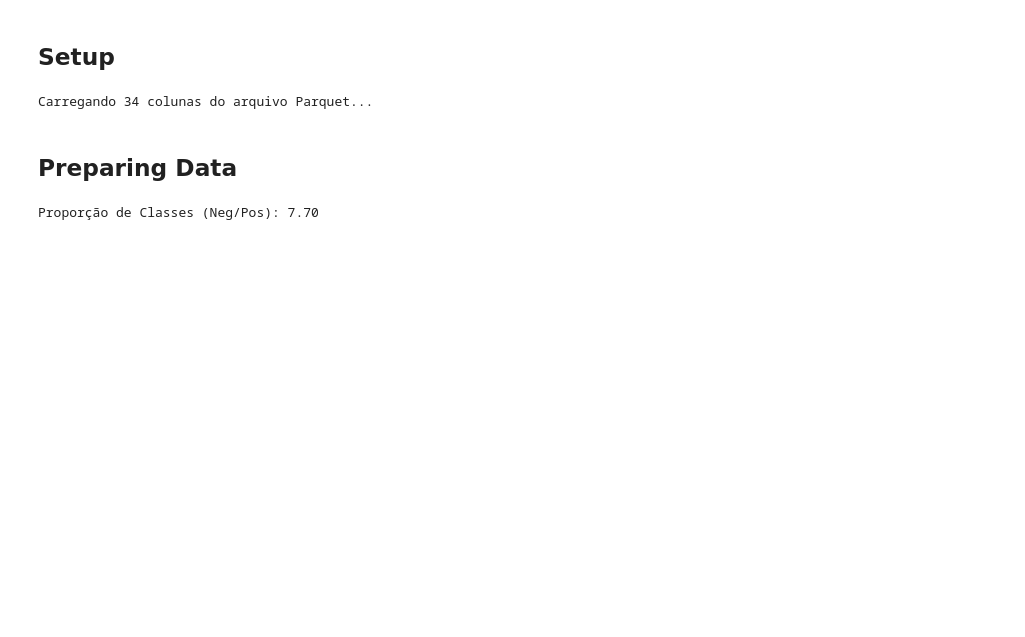
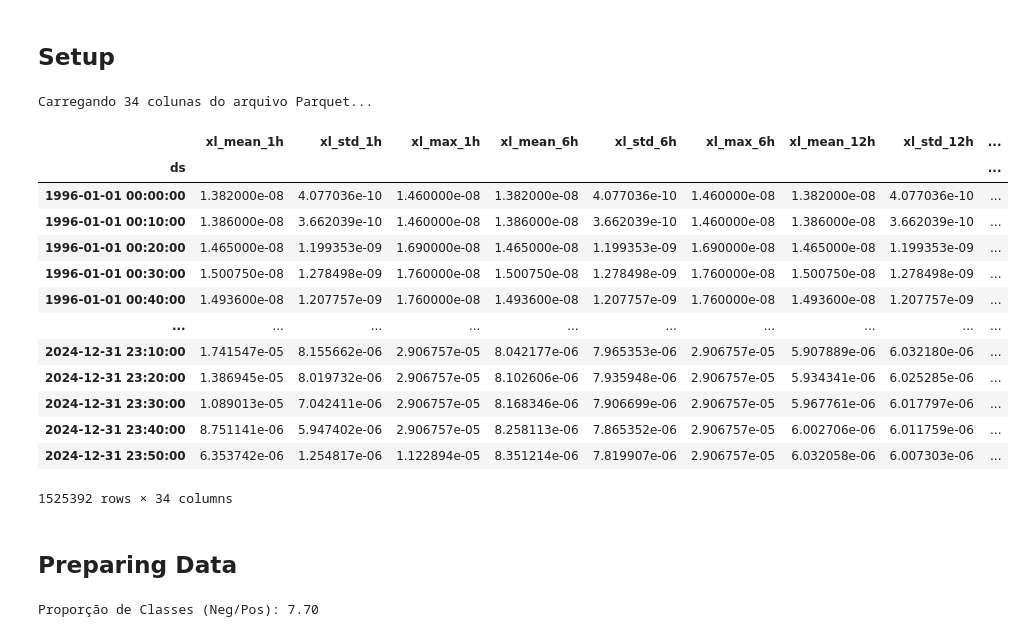
Before and after one commit to DudsFerraz/Solar_Flares_Forecasting, a Jupyter notebook: src/notebooks/models_training/specialist_MX_training/specialist_MX_training.ipynb, the cells around one changed output. Drawn from its saved outputs; the diff is of its cells as text; code cells hidden in the pictures; blank space fills up the shorter version.

```diff
--- a/src/notebooks/models_training/specialist_MX_training/specialist_MX_training.ipynb
+++ b/src/notebooks/models_training/specialist_MX_training/specialist_MX_training.ipynb
@@ -22,6 +24,23 @@ buffer_limits = None
 df_model_input = util.create_df_model_input_opt(slided_df_path, target_columns, "xl_")
 # %% [output]
 Carregando 34 colunas do arquivo Parquet...
+# %%
+df_model_input
+# %% [output]
+|  | xl_mean_1h | xl_std_1h | xl_max_1h | xl_mean_6h | xl_std_6h | xl_max_6h | xl_mean_12h | xl_std_12h | ... |
+| ds |  |  |  |  |  |  |  |  | ... |
+| 1996-01-01 00:00:00 | 1.382000e-08 | 4.077036e-10 | 1.460000e-08 | 1.382000e-08 | 4.077036e-10 | 1.460000e-08 | 1.382000e-08 | 4.077036e-10 | ... |
+| 1996-01-01 00:10:00 | 1.386000e-08 | 3.662039e-10 | 1.460000e-08 | 1.386000e-08 | 3.662039e-10 | 1.460000e-08 | 1.386000e-08 | 3.662039e-10 | ... |
+| 1996-01-01 00:20:00 | 1.465000e-08 | 1.199353e-09 | 1.690000e-08 | 1.465000e-08 | 1.199353e-09 | 1.690000e-08 | 1.465000e-08 | 1.199353e-09 | ... |
+| 1996-01-01 00:30:00 | 1.500750e-08 | 1.278498e-09 | 1.760000e-08 | 1.500750e-08 | 1.278498e-09 | 1.760000e-08 | 1.500750e-08 | 1.278498e-09 | ... |
+| 1996-01-01 00:40:00 | 1.493600e-08 | 1.207757e-09 | 1.760000e-08 | 1.493600e-08 | 1.207757e-09 | 1.760000e-08 | 1.493600e-08 | 1.207757e-09 | ... |
+| ... | ... | ... | ... | ... | ... | ... | ... | ... | ... |
+| 2024-12-31 23:10:00 | 1.741547e-05 | 8.155662e-06 | 2.906757e-05 | 8.042177e-06 | 7.965353e-06 | 2.906757e-05 | 5.907889e-06 | 6.032180e-06 | ... |
+| 2024-12-31 23:20:00 | 1.386945e-05 | 8.019732e-06 | 2.906757e-05 | 8.102606e-06 | 7.935948e-06 | 2.906757e-05 | 5.934341e-06 | 6.025285e-06 | ... |
+| 2024-12-31 23:30:00 | 1.089013e-05 | 7.042411e-06 | 2.906757e-05 | 8.168346e-06 | 7.906699e-06 | 2.906757e-05 | 5.967761e-06 | 6.017797e-06 | ... |
+| 2024-12-31 23:40:00 | 8.751141e-06 | 5.947402e-06 | 2.906757e-05 | 8.258113e-06 | 7.865352e-06 | 2.906757e-05 | 6.002706e-06 | 6.011759e-06 | ... |
+| 2024-12-31 23:50:00 | 6.353742e-06 | 1.254817e-06 | 1.122894e-05 | 8.351214e-06 | 7.819907e-06 | 2.906757e-05 | 6.032058e-06 | 6.007303e-06 | ... |
+1525392 rows × 34 columns
 # %% [markdown]
 ## Preparing Data
 # %%
```
Also changed, not shown: parts of 13 cells of this notebook, 1 other file.
